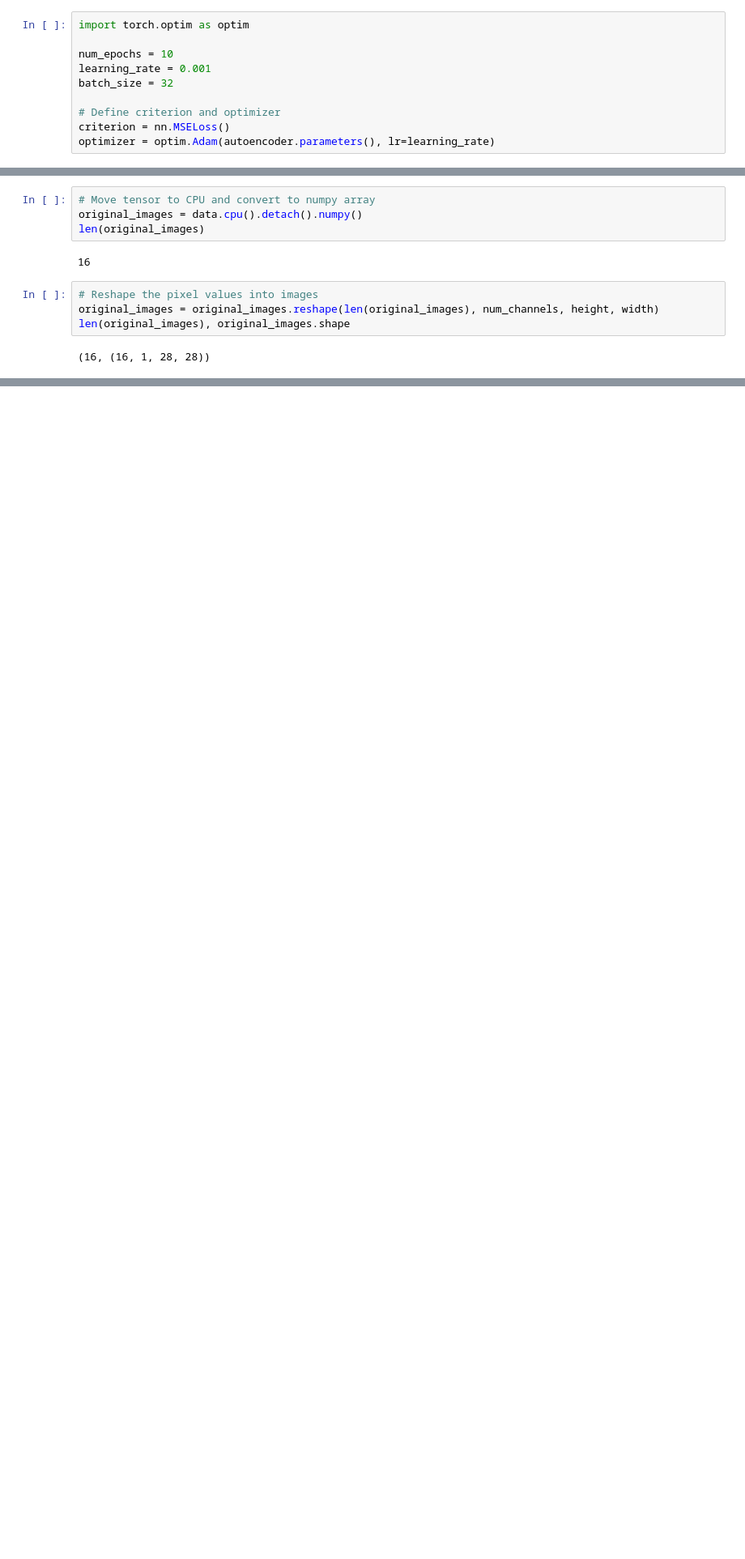
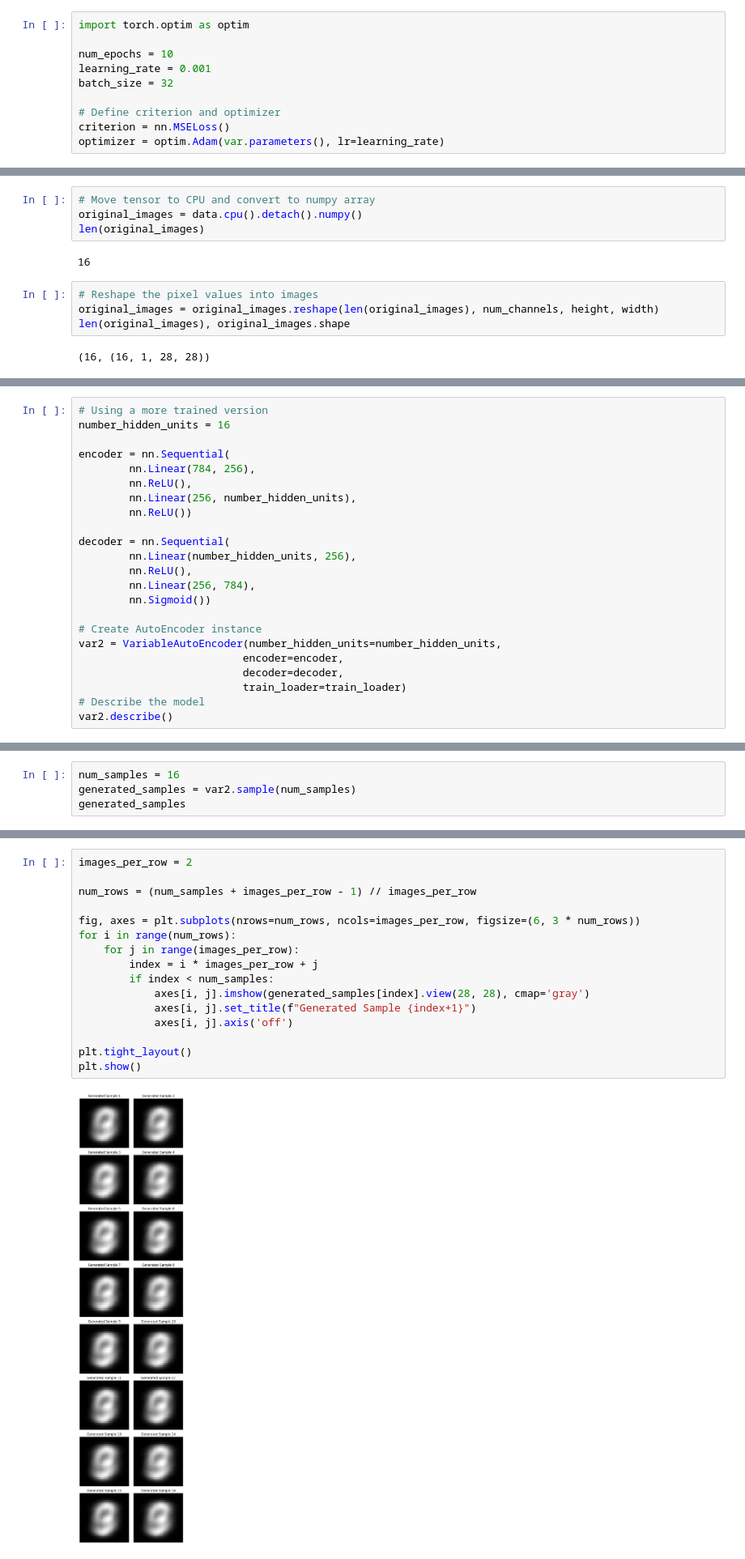
Before and after one commit to rohaan2614/var_from_scratch, a Jupyter notebook: var_from_scratch.ipynb, the cells around one changed output, grey strips where cells are left out. Shown: that part at 81% size. Saved outputs shown, nothing was run; the diff lists cells and outputs as text; blank space fills up the shorter version.

```diff
--- a/var_from_scratch.ipynb
+++ b/var_from_scratch.ipynb
@@ -258,5 +257,5 @@ batch_size = 32
 
 # Define criterion and optimizer
 criterion = nn.MSELoss()
-optimizer = optim.Adam(autoencoder.parameters(), lr=learning_rate)
+optimizer = optim.Adam(var.parameters(), lr=learning_rate)
 # %%
@@ -376,0 +369,23 @@ plt.show()
+# %%
+# Using a more trained version
+number_hidden_units = 16
+
+encoder = nn.Sequential(
+        nn.Linear(784, 256),
+        nn.ReLU(),
+        nn.Linear(256, number_hidden_units),
+        nn.ReLU())
+
+decoder = nn.Sequential(
+        nn.Linear(number_hidden_units, 256),
+        nn.ReLU(),
+        nn.Linear(256, 784),
+        nn.Sigmoid())
+
+# Create AutoEncoder instance
+var2 = VariableAutoEncoder(number_hidden_units=number_hidden_units,
+                          encoder=encoder,
+                          decoder=decoder,
+                          train_loader=train_loader)
+# Describe the model
+var2.describe()
@@ -376,0 +462,4 @@ plt.show()
+# %%
+num_samples = 16
+generated_samples = var2.sample(num_samples)
+generated_samples
@@ -376,0 +474,18 @@ plt.show()
+# %%
+images_per_row = 2
+
+num_rows = (num_samples + images_per_row - 1) // images_per_row
+
+fig, axes = plt.subplots(nrows=num_rows, ncols=images_per_row, figsize=(6, 3 * num_rows))
+for i in range(num_rows):
+    for j in range(images_per_row):
+        index = i * images_per_row + j
+        if index < num_samples:
+            axes[i, j].imshow(generated_samples[index].view(28, 28), cmap='gray')
+            axes[i, j].set_title(f"Generated Sample {index+1}")
+            axes[i, j].axis('off')
+
+plt.tight_layout()
+plt.show()
+# %% [output]
+[figure, added]
```
Also changed, not shown: parts of 13 cells of this notebook.
